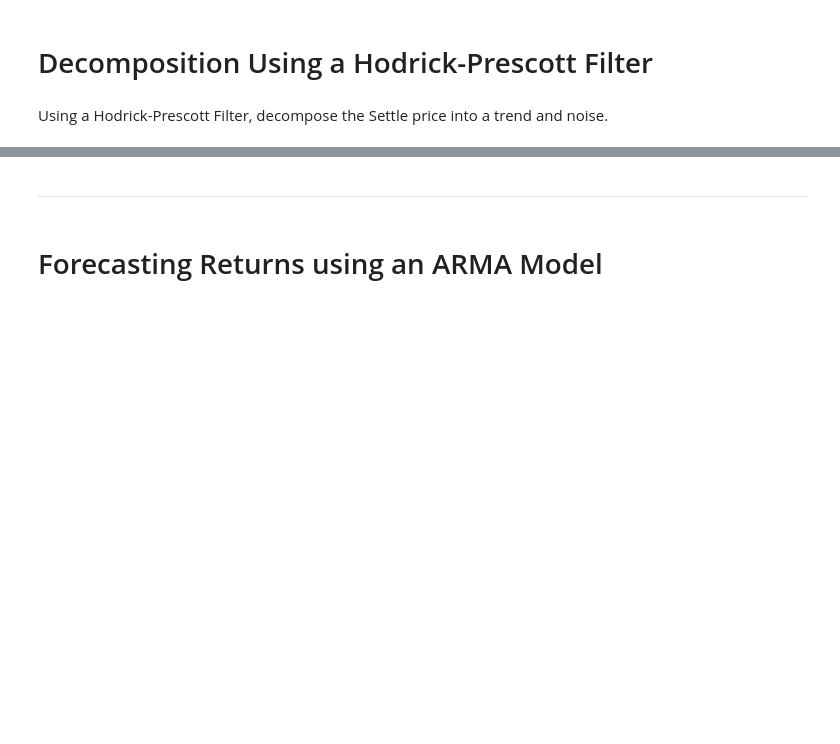
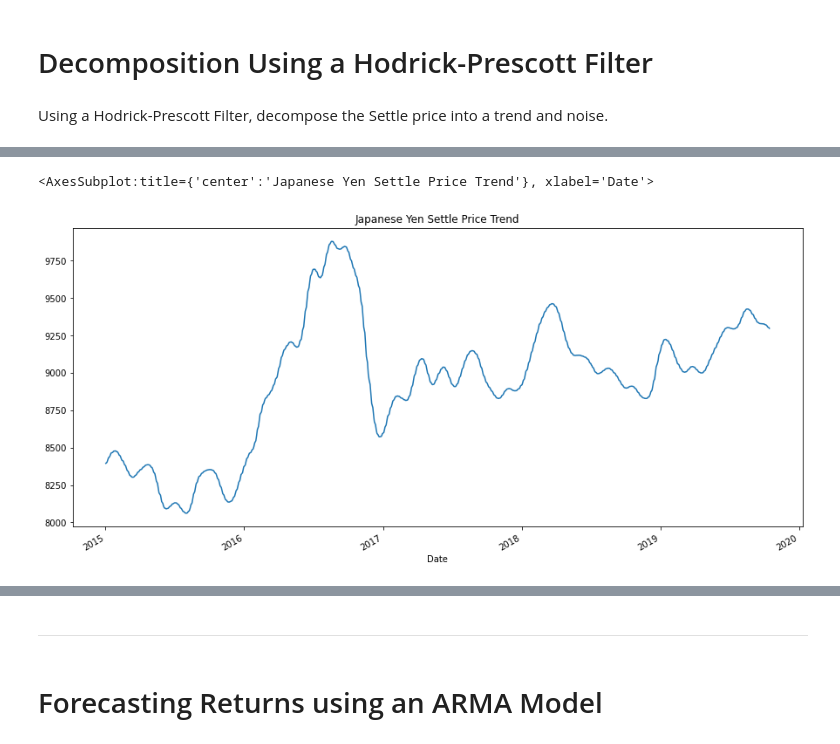
Before and after one commit to Akabbott0303/time-series-homework, a Jupyter notebook: time_series_analysis.ipynb, the cells around one changed output, grey strips where cells are left out. Saved outputs shown, nothing was run; the diff lists cells and outputs as text; code cells hidden in the pictures; blank space fills up the shorter version.

```diff
--- a/time_series_analysis.ipynb
+++ b/time_series_analysis.ipynb
@@ -56,4 +56,7 @@ import statsmodels.api as sm
 settle_noise, settle_trend = sm.tsa.filters.hpfilter(yen_futures['Settle'])
 # %%
 # Create a dataframe of just the settle price, and add columns for "noise" and "trend" series from above:
-yen_settle =
+yen_futures = yen_futures[['Settle']]
+yen_futures['Settle_Noise'] = settle_noise
+yen_futures['Settle_Trend'] = settle_trend
+yen_futures
@@ -60,3 +78,6 @@ yen_settle =
 # %%
 # Plot the Settle Price vs. the Trend for 2015 to the present
-# YOUR CODE HERE!
+yen_futures.Settle_Trend.loc['2015': ].plot(figsize=(15,7), title='Japanese Yen Settle Price Trend')
+# %% [output]
+<AxesSubplot:title={'center':'Japanese Yen Settle Price Trend'}, xlabel='Date'>
+[figure, added]
```
Also changed, not shown: parts of 20 cells of this notebook.
